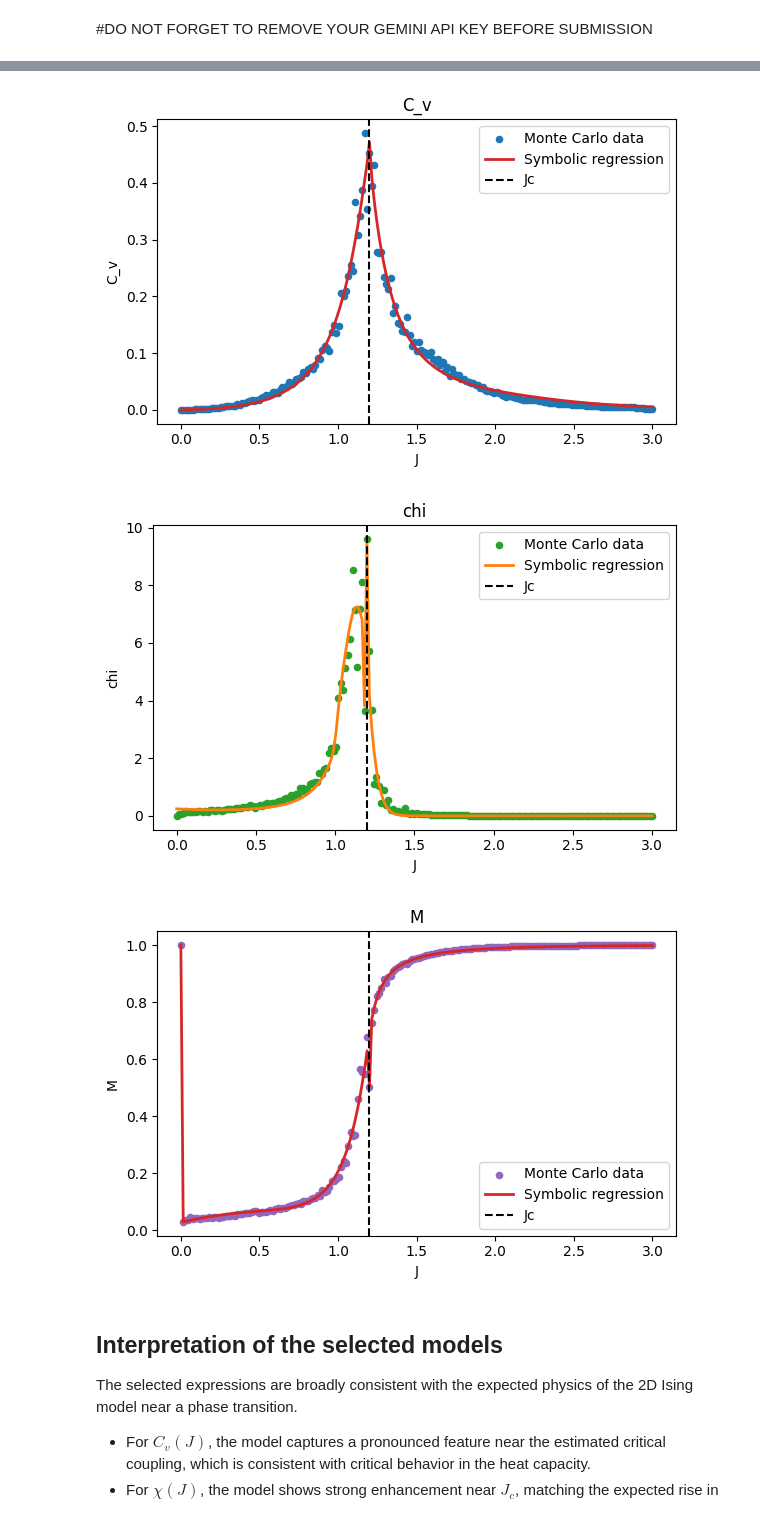
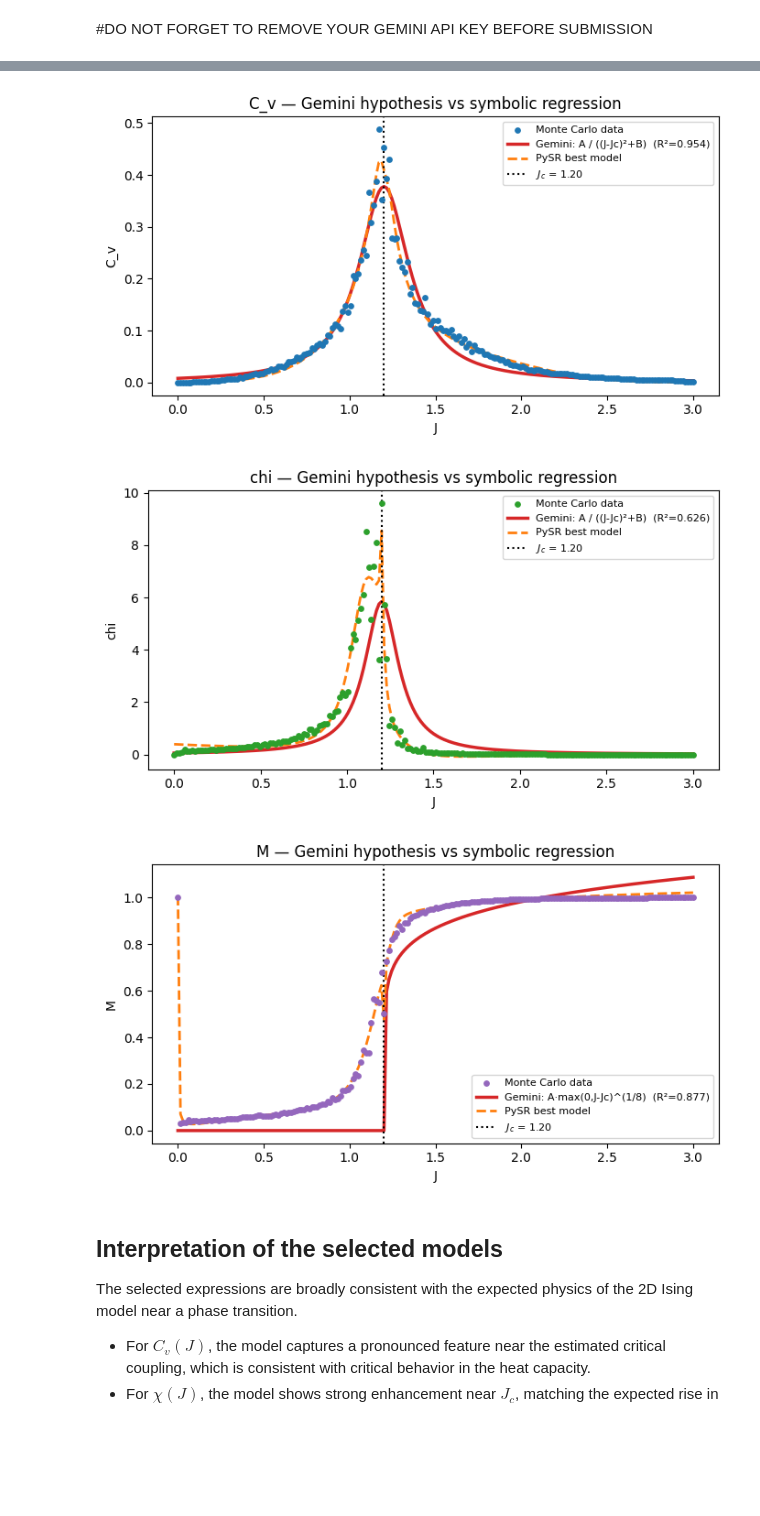
Before and after one commit to mushrafi88/MSE_510, a Jupyter notebook: Midterm_Spring2026.ipynb, the cells around one changed output, grey strips where cells are left out. Cells and saved outputs as stored; diff of their text form; code cells hidden in the pictures; blank space fills up the shorter version.

```diff
--- a/Midterm_Spring2026.ipynb
+++ b/Midterm_Spring2026.ipynb
@@ -1670,61 +1773,46 @@ PySR score: 0.862 | loss: 0.2216 | complexity: 9 | final score: 0.730
 # %%
 # ============================================================
-# 7. Plot results
+# 6. Comparison plots: Monte Carlo data vs best models
 # ============================================================
 
-inverse_map = {v:k for k,v in target_map.items()}
-
 colors = {
-    "C_v": {"data": "tab:blue", "model": "tab:red"},
-    "chi": {"data": "tab:green", "model": "tab:orange"},
-    "M": {"data": "tab:purple", "model": "tab:red"},
+    'C_v': {'data': 'tab:blue',   'cf': 'tab:red',    'sr': 'tab:orange'},
+    'chi': {'data': 'tab:green',  'cf': 'tab:red',    'sr': 'tab:orange'},
+    'M':   {'data': 'tab:purple', 'cf': 'tab:red',    'sr': 'tab:orange'},
 }
 
-J_plot = df["J"].values
+col_map = {
+    'C_v': 'SpecificHeat',
+    'chi': 'Susceptibility',
+    'M':   'Magnetization',
+}
 
-for target in ["C_v","chi","M"]:
+for target in ['C_v', 'chi', 'M']:
+    y_data = df[col_map[target]].values
+    y_cf   = best_cf[target]['y_pred']
+    y_sr   = fit_results_sr[target]['model'].predict(X.values)
+    cf_r2  = best_cf[target]['r2']
+    cf_lbl = best_cf[target]['label']
 
-    model = fit_results[target]["model"]
-    y_pred = model.predict(X.values)
-
-    y_data = df[inverse_map[target]].values
-
-    plt.figure(figsize=(6,4))
-
-    plt.scatter(
-        J_plot,
-        y_data,
-        label="Monte Carlo data",
-        s=20,
-        color=colors[target]["data"]
-    )
-
-    plt.plot(
-        J_plot,
-        y_pred,
-        label="Symbolic regression",
-        linewidth=2,
-        color=colors[target]["model"]
-    )
-
-    plt.axvline(
-        Jc_guess,
-        linestyle="--",
-        color="black",
-        label="Jc"
-    )
-
-    plt.xlabel("J")
+    plt.figure(figsize=(7, 4))
+    plt.scatter(J_arr, y_data, s=15, color=colors[target]['data'],
+                label='Monte Carlo data', zorder=3)
+    if y_cf is not None:
+        plt.plot(J_arr, y_cf, lw=2.5, color=colors[target]['cf'],
+                 label=f"Gemini: {cf_lbl}  (R²={cf_r2:.3f})")
+    plt.plot(J_arr, y_sr, lw=2, ls='--', color=colors[target]['sr'],
+             label='PySR best model')
+    plt.axvline(Jc, ls=':', color='black', label=f'$J_c$ = {Jc:.2f}')
+    plt.xlabel('J')
     plt.ylabel(target)
-    plt.title(target)
-
-    plt.legend()
+    plt.title(f'{target} — Gemini hypothesis vs symbolic regression')
+    plt.legend(fontsize=8)
     plt.tight_layout()
     plt.show()
 # %% [output]
-[figure, old version]
+[figure, new version]
-[figure, old version]
+[figure, new version]
-[figure, old version]
+[figure, new version]
 # %% [markdown]
 ## Interpretation of the selected models
 
```
Also changed, not shown: parts of 6 cells of this notebook.
